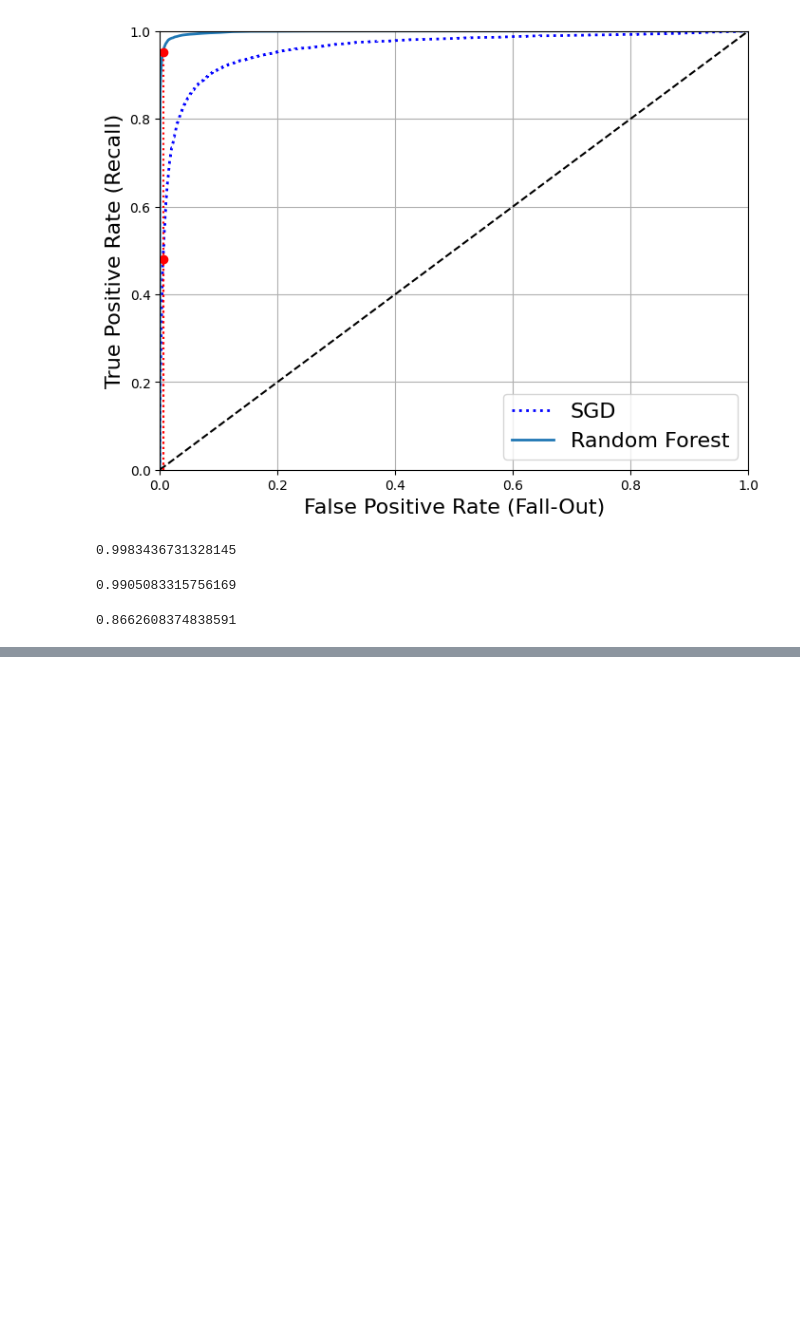
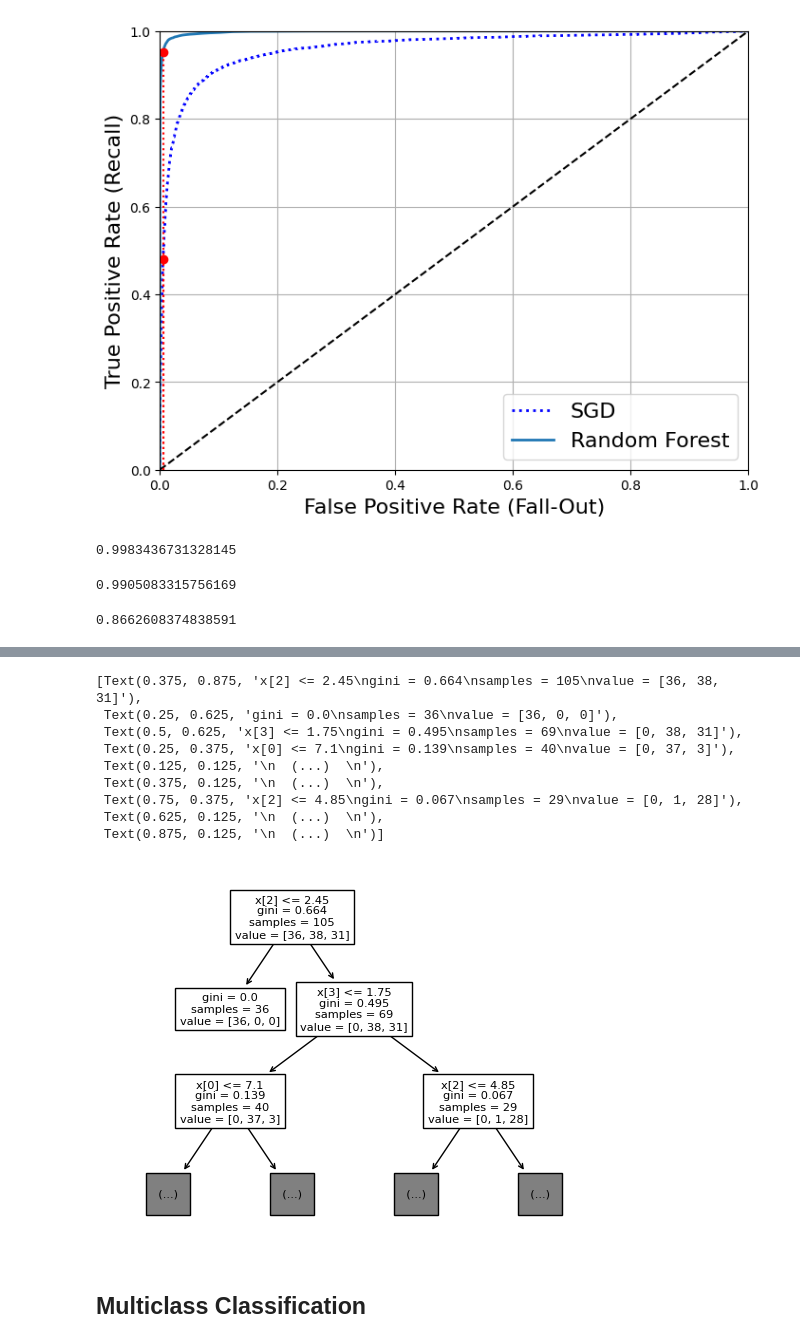
Before and after one commit to Biber76/MachineLearning, a Jupyter notebook: Classification.ipynb, the cells around one changed output, grey strips where cells are left out. Saved outputs shown, nothing was run; the diff lists cells and outputs as text; code cells hidden in the pictures; blank space fills up the shorter version.

```diff
--- a/Classification.ipynb
+++ b/Classification.ipynb
@@ -369,0 +478,2 @@ recall_score(y_train_5, y_train_pred_forest)
+# %%
+df_train, df_test = train_test_split(df_iris, test_size=0.3, random_state=13)
@@ -369,0 +490,10 @@ recall_score(y_train_5, y_train_pred_forest)
+# %%
+from sklearn.tree import DecisionTreeClassifier
+
+clf = DecisionTreeClassifier()
+# %%
+x_train = df_train[df_iris_feature_names]
+x_test  = df_test[df_iris_feature_names]
+
+y_train = df_train['target']
+y_test  = df_test['target']
@@ -369,0 +563,15 @@ recall_score(y_train_5, y_train_pred_forest)
+# %%
+from sklearn import tree
+
+tree.plot_tree(clf, max_depth=2)
+# %% [output]
+[Text(0.375, 0.875, 'x[2] <= 2.45\ngini = 0.664\nsamples = 105\nvalue = [36, 38, 31]'),
+ Text(0.25, 0.625, 'gini = 0.0\nsamples = 36\nvalue = [36, 0, 0]'),
+ Text(0.5, 0.625, 'x[3] <= 1.75\ngini = 0.495\nsamples = 69\nvalue = [0, 38, 31]'),
+ Text(0.25, 0.375, 'x[0] <= 7.1\ngini = 0.139\nsamples = 40\nvalue = [0, 37, 3]'),
+ Text(0.125, 0.125, '\n  (...)  \n'),
+ Text(0.375, 0.125, '\n  (...)  \n'),
+ Text(0.75, 0.375, 'x[2] <= 4.85\ngini = 0.067\nsamples = 29\nvalue = [0, 1, 28]'),
+ Text(0.625, 0.125, '\n  (...)  \n'),
+ Text(0.875, 0.125, '\n  (...)  \n')]
+[figure, added]
@@ -369,0 +589,2 @@ recall_score(y_train_5, y_train_pred_forest)
+# %% [markdown]
+## Multiclass Classification
```
Also changed, not shown: parts of 16 cells of this notebook.
